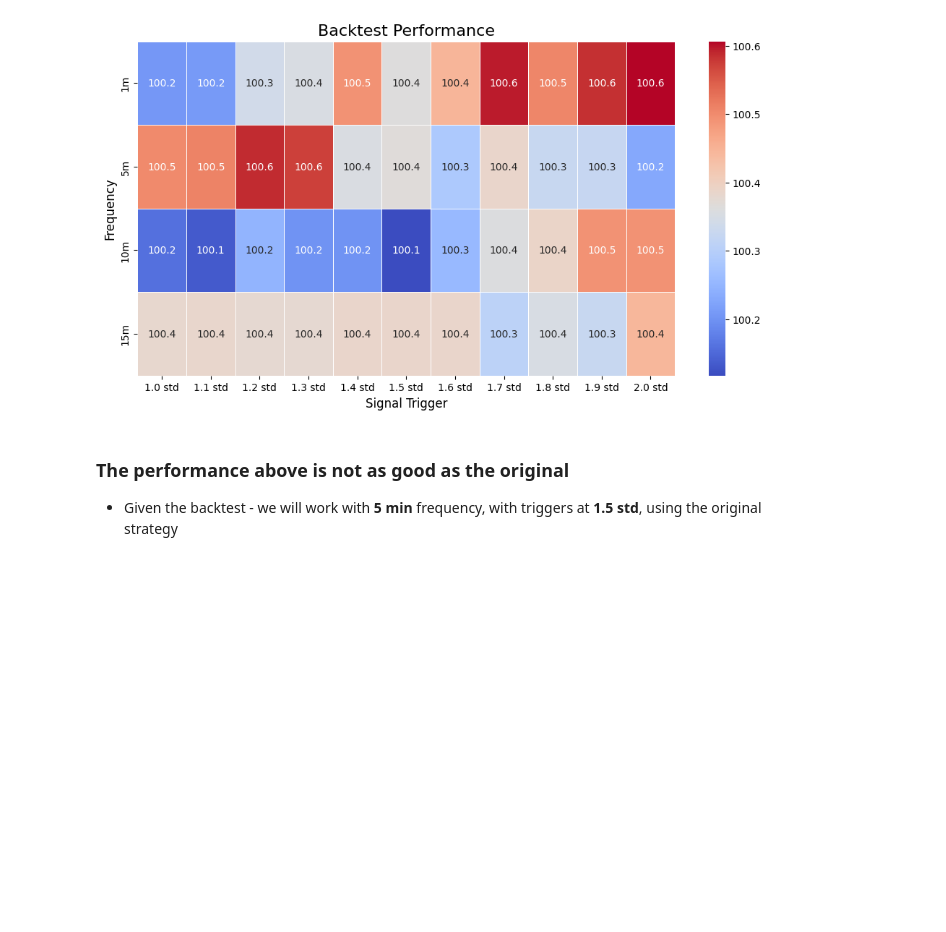
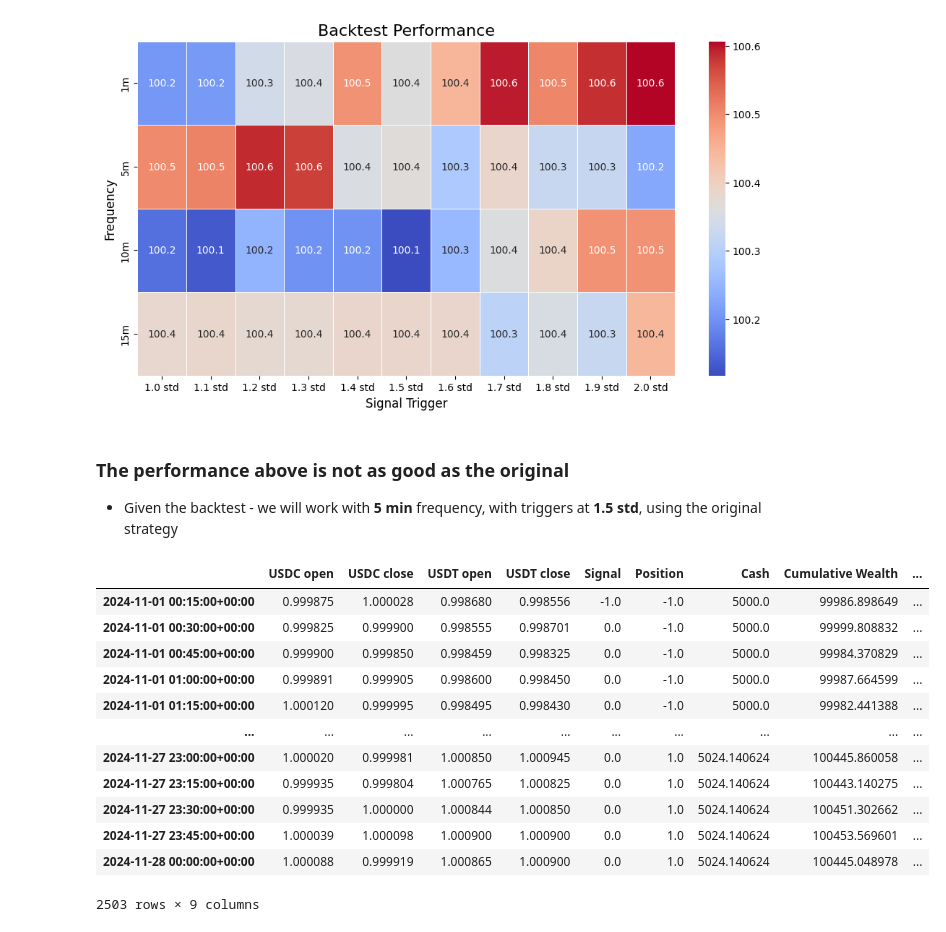
Before and after one commit to andrewpark19/python_project_3, a Jupyter notebook: part_4/SUBMISSION/backtest.ipynb, the cells around one changed output. Cells and saved outputs as stored; diff of their text form; code cells hidden in the pictures; blank space fills up the shorter version.

```diff
--- a/part_4/backtest.ipynb
+++ b/part_4/SUBMISSION/backtest.ipynb
@@ -557,3 +557,19 @@ plt.show()
 # %% [markdown]
 ### The performance above is not as good as the original
 - Given the backtest - we will work with **5 min** frequency, with triggers at **1.5 std**, using the original strategy
+# %%
+data
+# %% [output]
+|  | USDC open | USDC close | USDT open | USDT close | Signal | Position | Cash | Cumulative Wealth | ... |
+| 2024-11-01 00:15:00+00:00 | 0.999875 | 1.000028 | 0.998680 | 0.998556 | -1.0 | -1.0 | 5000.0 | 99986.898649 | ... |
+| 2024-11-01 00:30:00+00:00 | 0.999825 | 0.999900 | 0.998555 | 0.998701 | 0.0 | -1.0 | 5000.0 | 99999.808832 | ... |
+| 2024-11-01 00:45:00+00:00 | 0.999900 | 0.999850 | 0.998459 | 0.998325 | 0.0 | -1.0 | 5000.0 | 99984.370829 | ... |
+| 2024-11-01 01:00:00+00:00 | 0.999891 | 0.999905 | 0.998600 | 0.998450 | 0.0 | -1.0 | 5000.0 | 99987.664599 | ... |
+| 2024-11-01 01:15:00+00:00 | 1.000120 | 0.999995 | 0.998495 | 0.998430 | 0.0 | -1.0 | 5000.0 | 99982.441388 | ... |
+| ... | ... | ... | ... | ... | ... | ... | ... | ... | ... |
+| 2024-11-27 23:00:00+00:00 | 1.000020 | 0.999981 | 1.000850 | 1.000945 | 0.0 | 1.0 | 5024.140624 | 100445.860058 | ... |
+| 2024-11-27 23:15:00+00:00 | 0.999935 | 0.999804 | 1.000765 | 1.000825 | 0.0 | 1.0 | 5024.140624 | 100443.140275 | ... |
+| 2024-11-27 23:30:00+00:00 | 0.999935 | 1.000000 | 1.000844 | 1.000850 | 0.0 | 1.0 | 5024.140624 | 100451.302662 | ... |
+| 2024-11-27 23:45:00+00:00 | 1.000039 | 1.000098 | 1.000900 | 1.000900 | 0.0 | 1.0 | 5024.140624 | 100453.569601 | ... |
+| 2024-11-28 00:00:00+00:00 | 1.000088 | 0.999919 | 1.000865 | 1.000900 | 0.0 | 1.0 | 5024.140624 | 100445.048978 | ... |
+2503 rows × 9 columns
```
Also changed, not shown: parts of 1 cell of this notebook, 13 other files.
